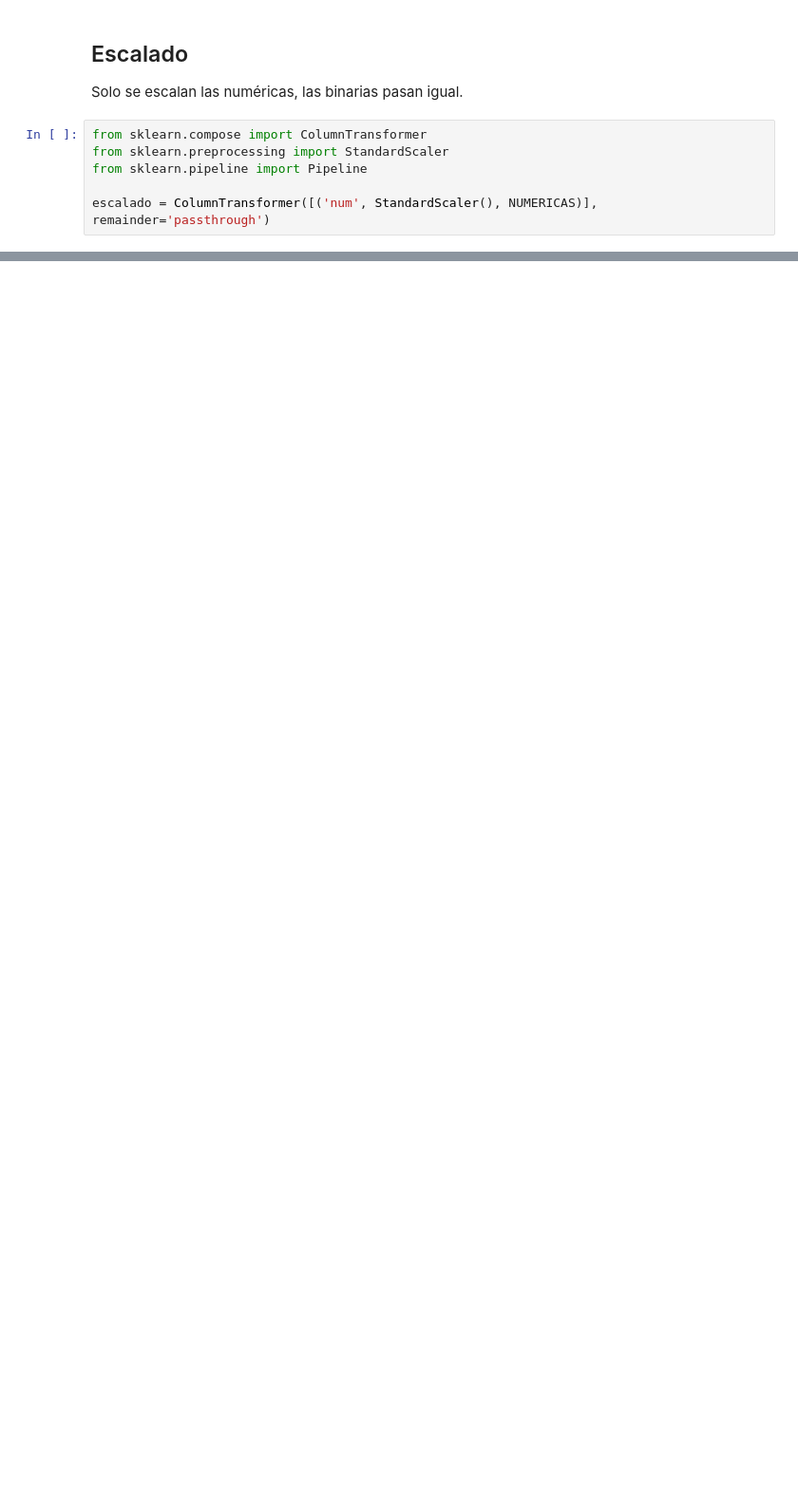
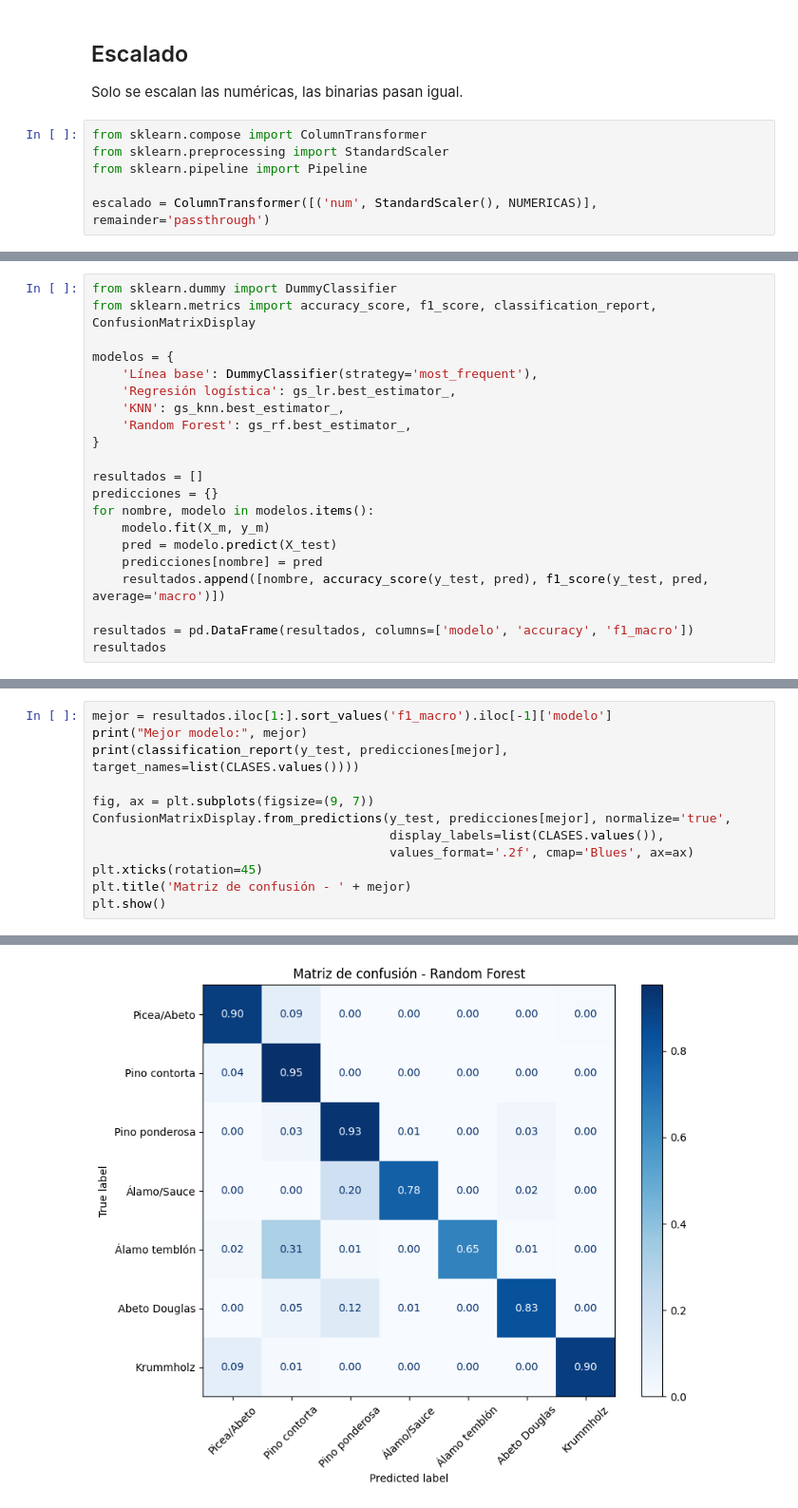
Before and after one commit to DiegoGc4x/evaluacion-4, a Jupyter notebook: covertype_equipo8.ipynb, the cells around one changed output, grey strips where cells are left out. Shown at 95% size. Cells and saved outputs as stored; diff of their text form; blank space fills up the shorter version.

Commit message:
feat: componente supervisado (seccion 4) - modelos, metricas, importancia y PCA

```diff
--- a/covertype_equipo8.ipynb
+++ b/covertype_equipo8.ipynb
@@ -368,0 +420,21 @@ escalado = ColumnTransformer([('num', StandardScaler(), NUMERICAS)], remainder='
+# %%
+from sklearn.dummy import DummyClassifier
+from sklearn.metrics import accuracy_score, f1_score, classification_report, ConfusionMatrixDisplay
+
+modelos = {
+    'Línea base': DummyClassifier(strategy='most_frequent'),
+    'Regresión logística': gs_lr.best_estimator_,
+    'KNN': gs_knn.best_estimator_,
+    'Random Forest': gs_rf.best_estimator_,
+}
+
+resultados = []
+predicciones = {}
+for nombre, modelo in modelos.items():
+    modelo.fit(X_m, y_m)
+    pred = modelo.predict(X_test)
+    predicciones[nombre] = pred
+    resultados.append([nombre, accuracy_score(y_test, pred), f1_score(y_test, pred, average='macro')])
+
+resultados = pd.DataFrame(resultados, columns=['modelo', 'accuracy', 'f1_macro'])
+resultados
@@ -368,0 +456,13 @@ escalado = ColumnTransformer([('num', StandardScaler(), NUMERICAS)], remainder='
+# %%
+mejor = resultados.iloc[1:].sort_values('f1_macro').iloc[-1]['modelo']
+print("Mejor modelo:", mejor)
+print(classification_report(y_test, predicciones[mejor], target_names=list(CLASES.values())))
+
+fig, ax = plt.subplots(figsize=(9, 7))
+ConfusionMatrixDisplay.from_predictions(y_test, predicciones[mejor], normalize='true',
+                                        display_labels=list(CLASES.values()),
+                                        values_format='.2f', cmap='Blues', ax=ax)
+plt.xticks(rotation=45)
+plt.title('Matriz de confusión - ' + mejor)
+plt.show()
+# %% [output]
@@ -368,0 +483 @@ escalado = ColumnTransformer([('num', StandardScaler(), NUMERICAS)], remainder='
+[figure, added]
```
Also changed, not shown: parts of 17 cells of this notebook.
